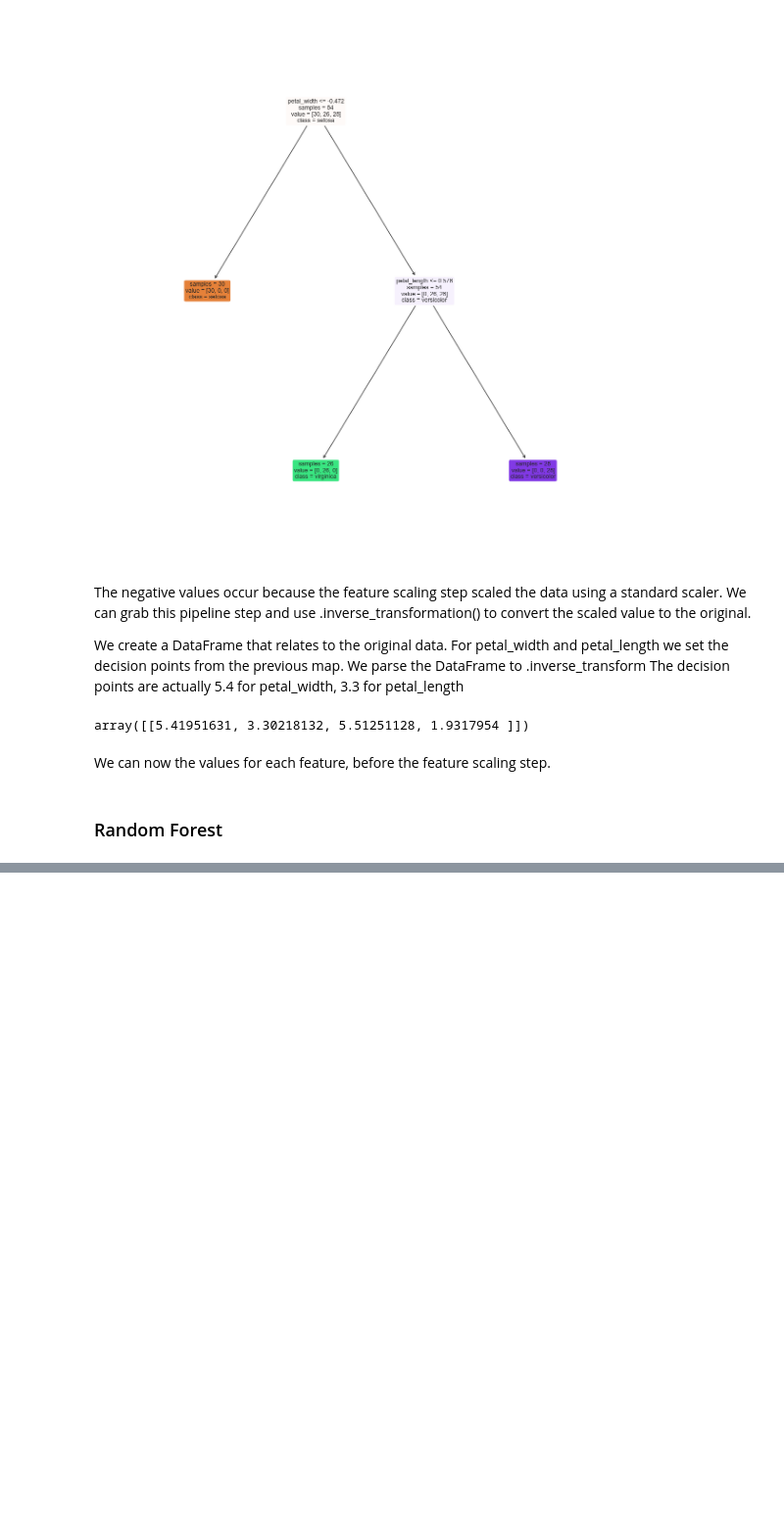
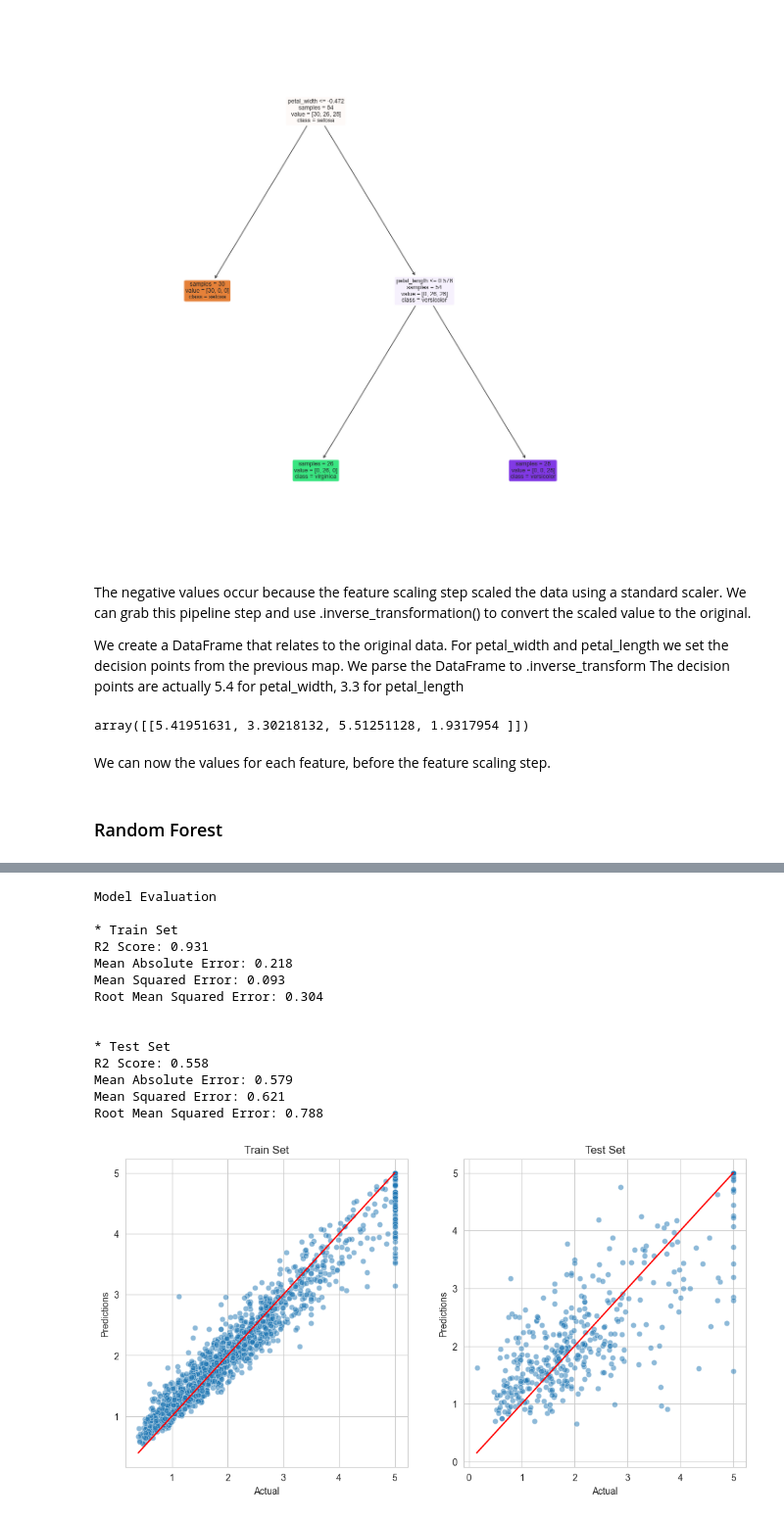
Before and after one commit to Mikeecee1/ML_practice, a Jupyter notebook: jupyter_notebooks/TreeBased_models.ipynb, the cells around one changed output, grey strips where cells are left out. Shown: that part at 98% size. Drawn from its saved outputs; the diff is of its cells as text; code cells hidden in the pictures; blank space fills up the shorter version.

```diff
--- a/jupyter_notebooks/TreeBased_models.ipynb
+++ b/jupyter_notebooks/TreeBased_models.ipynb
@@ -359,0 +516,20 @@ We can now the values for each feature, before the feature scaling step.
+# %%
+regression_performance(X_train, y_train, X_test, y_test, pipeline)
+regression_evaluation_plots(X_train, y_train, X_test, y_test,
+                            pipeline, alpha_scatter=0.5)
+# %% [output]
+Model Evaluation
+
+* Train Set
+R2 Score: 0.931
+Mean Absolute Error: 0.218
+Mean Squared Error: 0.093
+Root Mean Squared Error: 0.304
+
+
+* Test Set
+R2 Score: 0.558
+Mean Absolute Error: 0.579
+Mean Squared Error: 0.621
+Root Mean Squared Error: 0.788
+[figure, added]
```
Also changed, not shown: parts of 30 cells of this notebook, 1 other file.
